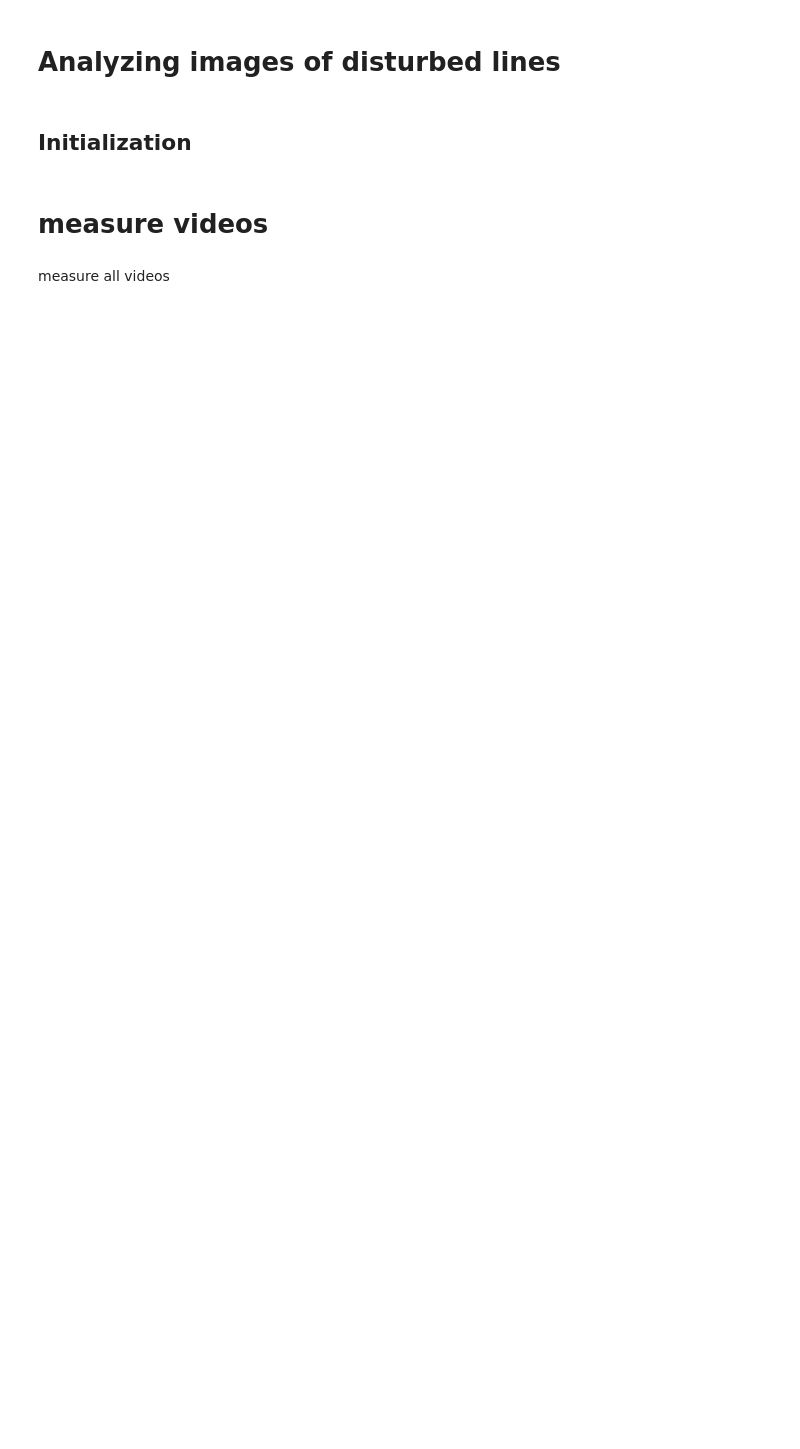
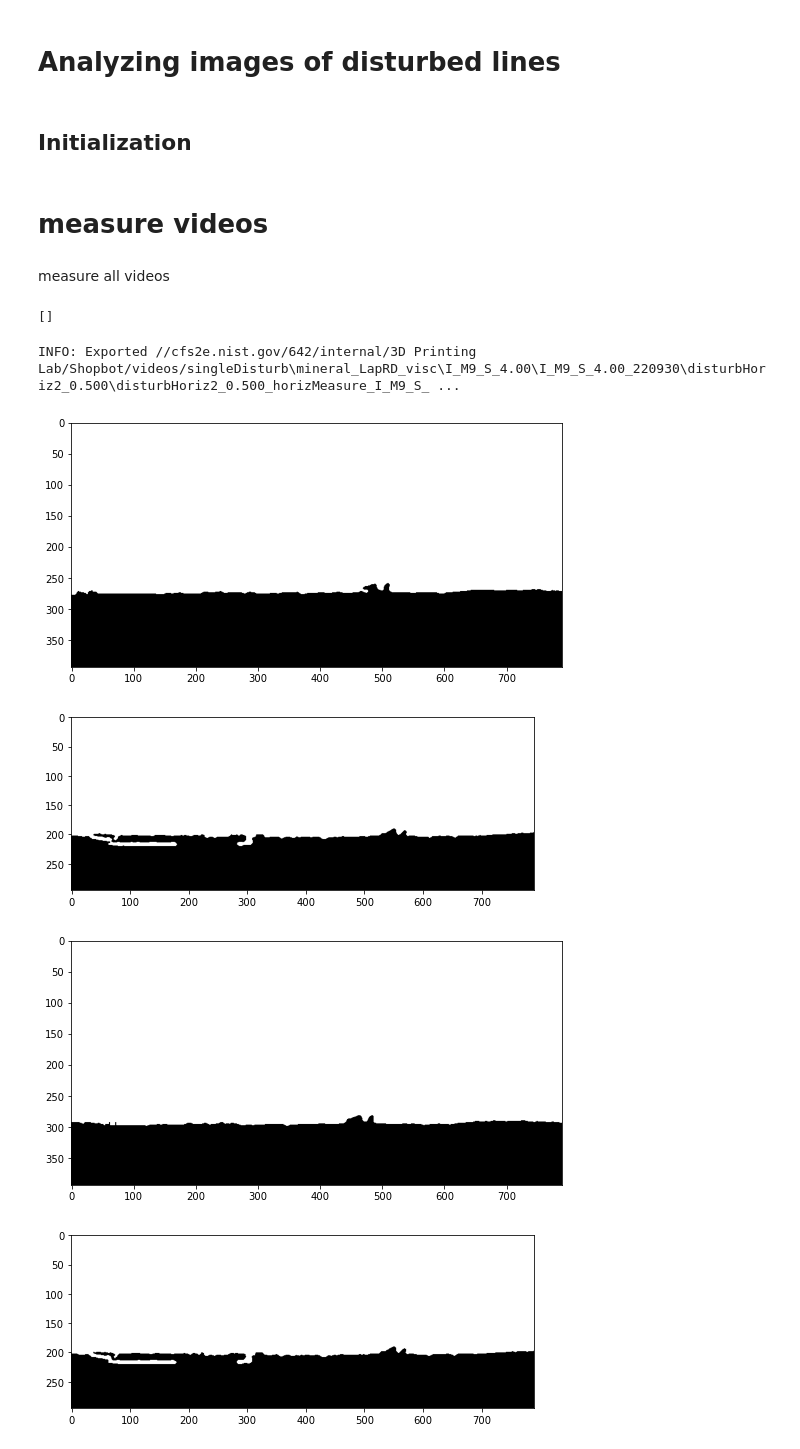
Before and after one commit to usnistgov/embedded3DPvids, a Jupyter notebook: ipynb/singleDisturb/still_measure.ipynb, the cells around one changed output. Drawn from its saved outputs; the diff is of its cells as text; code cells hidden in the pictures; blank space fills up the shorter version.

Commit message:
horiz disturb measurements, faster speeds, more unit test

```diff
--- a/ipynb/singleDisturb/still_measure.ipynb
+++ b/ipynb/singleDisturb/still_measure.ipynb
@@ -24,3 +26,18 @@ LOGGERDEFINED = logs.openLog('still_measure.ipynb', LOGGERDEFINED, level='DEBUG'
 # measure videos
 # %% [markdown]
 measure all videos
+# %%
+errorFolders = me.measureFolders(os.path.join(cfg.path.server, r'singleDisturb'))
+errorFolders
+# %%
+errorFolders
+# %% [output]
+[]
+# %%
+me.horizDisturbMeasures(errorFolders[0])
+# %% [output]
+INFO: Exported //cfs2e.nist.gov/642/internal/3D Printing Lab/Shopbot/videos/singleDisturb\mineral_LapRD_visc\I_M9_S_4.00\I_M9_S_4.00_220930\disturbHoriz2_0.500\disturbHoriz2_0.500_horizMeasure_I_M9_S_ ...
+[figure, added]
+[figure, added]
+[figure, added]
+[figure, added]
```
Also changed, not shown: parts of 59 cells of this notebook, 23 other files.
